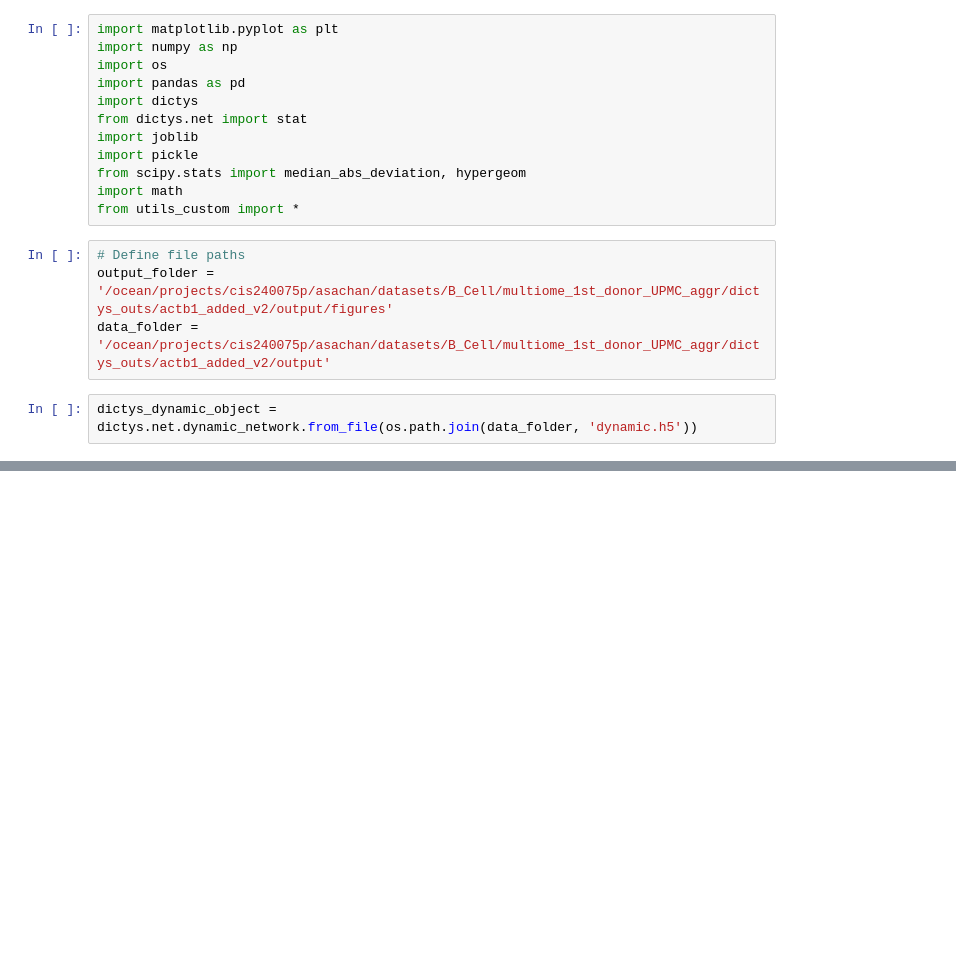
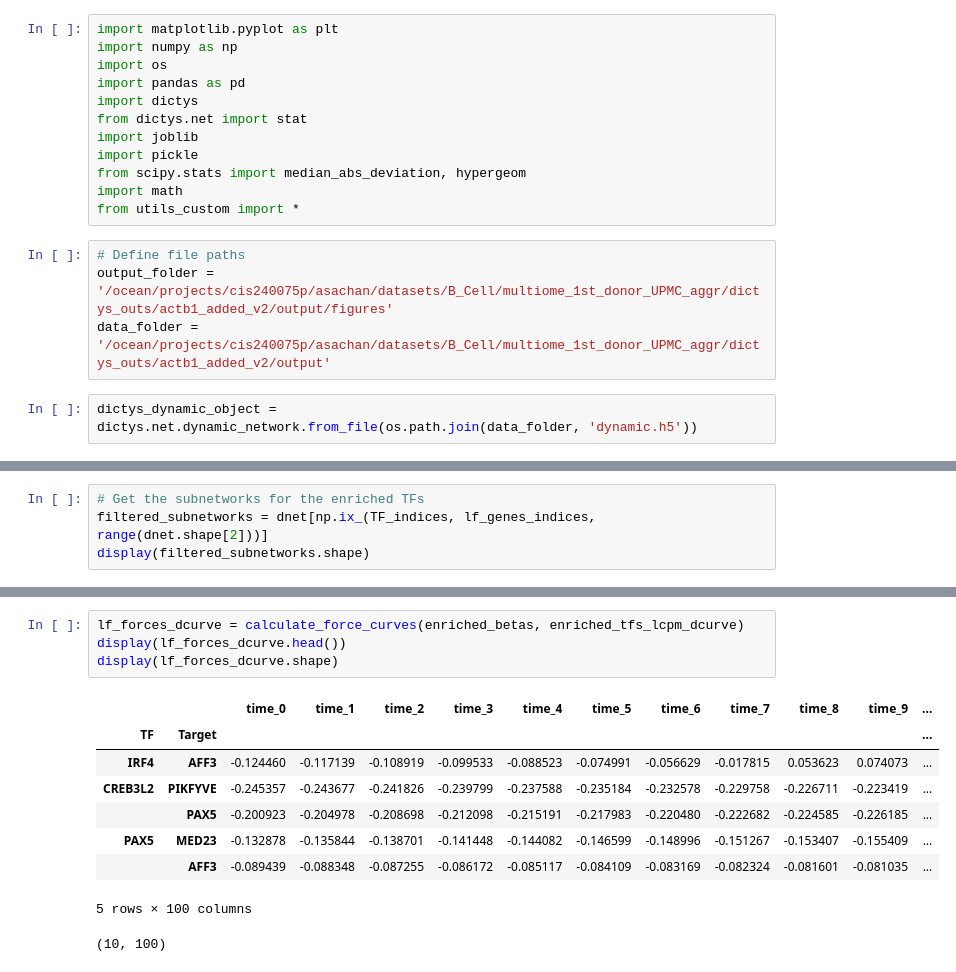
Before and after one commit to sachha-naksha/B_Cell_States, a Jupyter notebook: multiome_dynamic_regulation/py_scripts/analysis/enriched_regulons_analysis.ipynb, the cells around one changed output, grey strips where cells are left out. Saved outputs shown, nothing was run; the diff lists cells and outputs as text; blank space fills up the shorter version.

```diff
--- a/multiome_dynamic_regulation/py_scripts/analysis/enriched_regulons_analysis.ipynb
+++ b/multiome_dynamic_regulation/py_scripts/analysis/enriched_regulons_analysis.ipynb
@@ -20,0 +102,4 @@ dictys_dynamic_object = dictys.net.dynamic_network.from_file(os.path.join(data_f
+# %%
+# Get the subnetworks for the enriched TFs
+filtered_subnetworks = dnet[np.ix_(TF_indices, lf_genes_indices, range(dnet.shape[2]))]
+display(filtered_subnetworks.shape)
@@ -21,3 +135,17 @@ dictys_dynamic_object = dictys.net.dynamic_network.from_file(os.path.join(data_f
+# %%
+lf_forces_dcurve = calculate_force_curves(enriched_betas, enriched_tfs_lcpm_dcurve)
+display(lf_forces_dcurve.head())
+display(lf_forces_dcurve.shape)
+# %% [output]
+|  |  | time_0 | time_1 | time_2 | time_3 | time_4 | time_5 | time_6 | time_7 | time_8 | time_9 | ... |
+| TF | Target |  |  |  |  |  |  |  |  |  |  | ... |
+| IRF4 | AFF3 | -0.124460 | -0.117139 | -0.108919 | -0.099533 | -0.088523 | -0.074991 | -0.056629 | -0.017815 | 0.053623 | 0.074073 | ... |
+| CREB3L2 | PIKFYVE | -0.245357 | -0.243677 | -0.241826 | -0.239799 | -0.237588 | -0.235184 | -0.232578 | -0.229758 | -0.226711 | -0.223419 | ... |
+|  | PAX5 | -0.200923 | -0.204978 | -0.208698 | -0.212098 | -0.215191 | -0.217983 | -0.220480 | -0.222682 | -0.224585 | -0.226185 | ... |
+| PAX5 | MED23 | -0.132878 | -0.135844 | -0.138701 | -0.141448 | -0.144082 | -0.146599 | -0.148996 | -0.151267 | -0.153407 | -0.155409 | ... |
+|  | AFF3 | -0.089439 | -0.088348 | -0.087255 | -0.086172 | -0.085117 | -0.084109 | -0.083169 | -0.082324 | -0.081601 | -0.081035 | ... |
+5 rows × 100 columns
+(10, 100)
 # %%
 fig, ax, force_values = plot_force_heatmap(
     force_df=lf_forces_dcurve,
```
Also changed, not shown: parts of 16 cells of this notebook.
